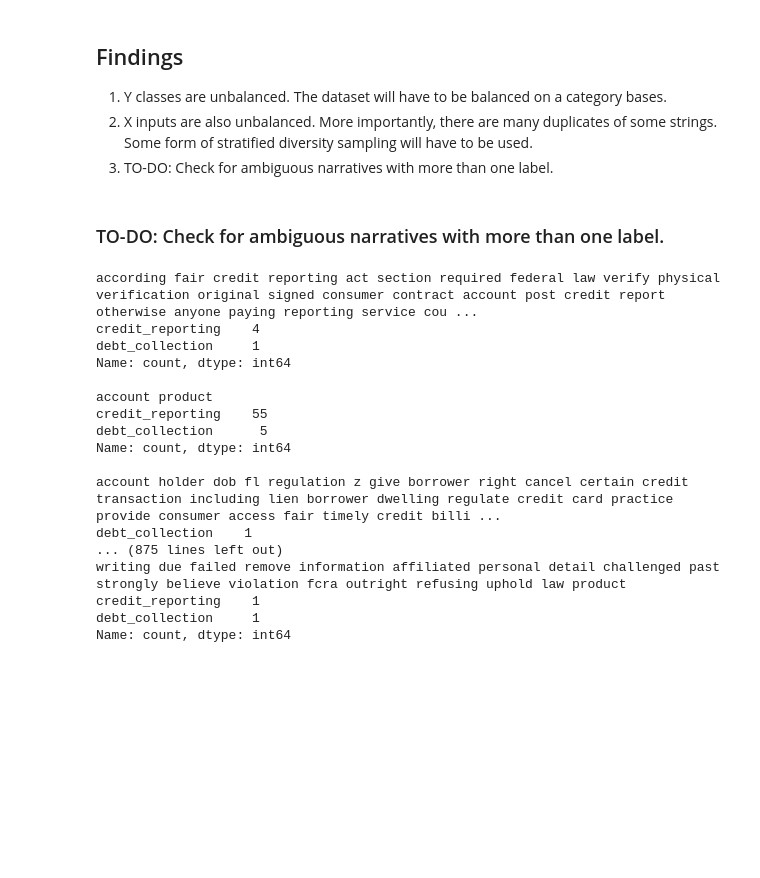
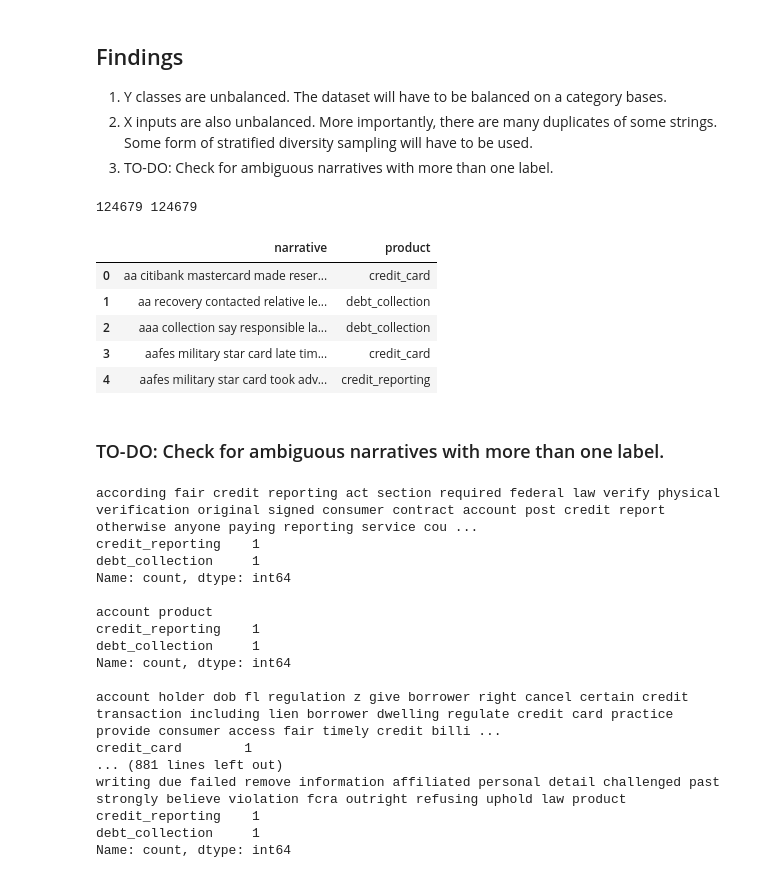
Before and after one commit to JordiCarreraVentura/customer-complaints-email-classification-case-study, a Jupyter notebook: notebooks/Exploratory Data Analysis.ipynb, the cells around one changed output. Saved outputs shown, nothing was run; the diff lists cells and outputs as text; code cells hidden in the pictures; blank space fills up the shorter version.

```diff
--- a/notebooks/Exploratory Data Analysis.ipynb
+++ b/notebooks/Exploratory Data Analysis.ipynb
@@ -3,6 +3,8 @@ import pandas as pd
 # %%
 df = pd.read_csv('../data/complaints_processed.csv')
 df = df[['product', 'narrative']]
+df['product'] = df['product'].astype(str)
+df['narrative'] = df['narrative'].astype(str)
 df.head()
 # %% [output]
 |  | product | narrative |
@@ -71,28 +73,51 @@ Name: count, Length: 200, dtype: int64
 1. Y classes are unbalanced. The dataset will have to be balanced on a category bases.
 2. X inputs are also unbalanced. More importantly, there are many duplicates of some strings. Some form of stratified diversity sampling will have to be used.
 3. TO-DO: Check for ambiguous narratives with more than one label.
+# %%
+from tqdm import tqdm
+
+narrs, prods = [], []
+for (narr, prod), submatrix in tqdm(df.groupby(['narrative', 'product'])):
+    narrs.append(submatrix.iloc[0].narrative)
+    prods.append(submatrix.iloc[0]['product'])
+    #if len(narrs) == 1000:
+    #    break
+# %%
+df_dedup = pd.DataFrame({'narrative': narrs, 'product': prods})
+print(len(narrs), len(prods))
+# %% [output]
+124679 124679
+# %%
+df_dedup.head()
+# %% [output]
+|  | narrative | product |
+| 0 | aa citibank mastercard made reser... | credit_card |
+| 1 | aa recovery contacted relative le... | debt_collection |
+| 2 | aaa collection say responsible la... | debt_collection |
+| 3 | aafes military star card late tim... | credit_card |
+| 4 | aafes military star card took adv... | credit_reporting |
 # %% [markdown]
 ### TO-DO: Check for ambiguous narratives with more than one label.
 # %%
-for key, submatrix in df.groupby('narrative'):
+for key, submatrix in df_dedup.groupby('narrative'):
     _freq_dist = submatrix['product'].value_counts()
     if _freq_dist.shape[0] > 1:
         print(key, _freq_dist)
         print()
 # %% [output]
 according fair credit reporting act section required federal law verify physical verification original signed consumer contract account post credit report otherwise anyone paying reporting service cou ...
-credit_reporting    4
+credit_reporting    1
 debt_collection     1
 Name: count, dtype: int64
 
 account product
-credit_reporting    55
-debt_collection      5
+credit_reporting    1
+debt_collection     1
 Name: count, dtype: int64
 
 account holder dob fl regulation z give borrower right cancel certain credit transaction including lien borrower dwelling regulate credit card practice provide consumer access fair timely credit billi ...
-debt_collection    1
-... (875 lines left out)
+credit_card        1
+... (881 lines left out)
 writing due failed remove information affiliated personal detail challenged past strongly believe violation fcra outright refusing uphold law product
 credit_reporting    1
 debt_collection     1
```
Also changed, not shown: parts of 11 cells of this notebook, 1 other file.
